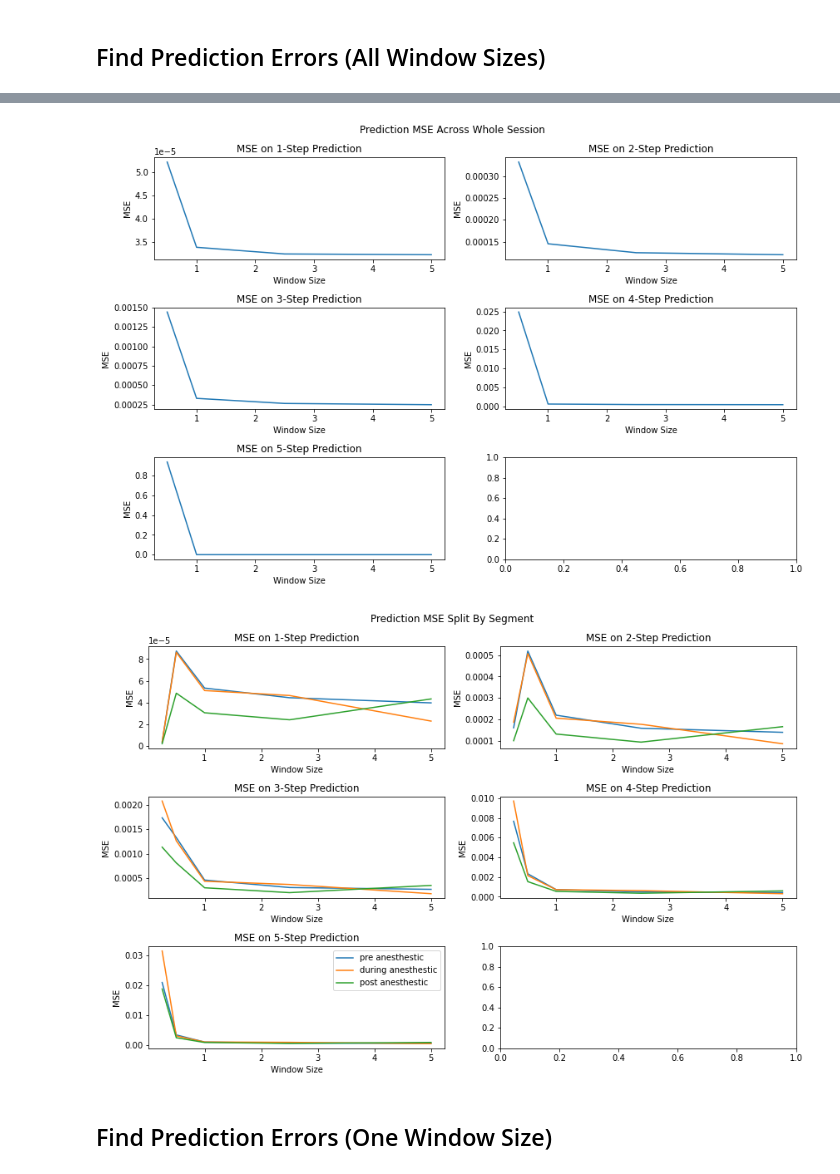
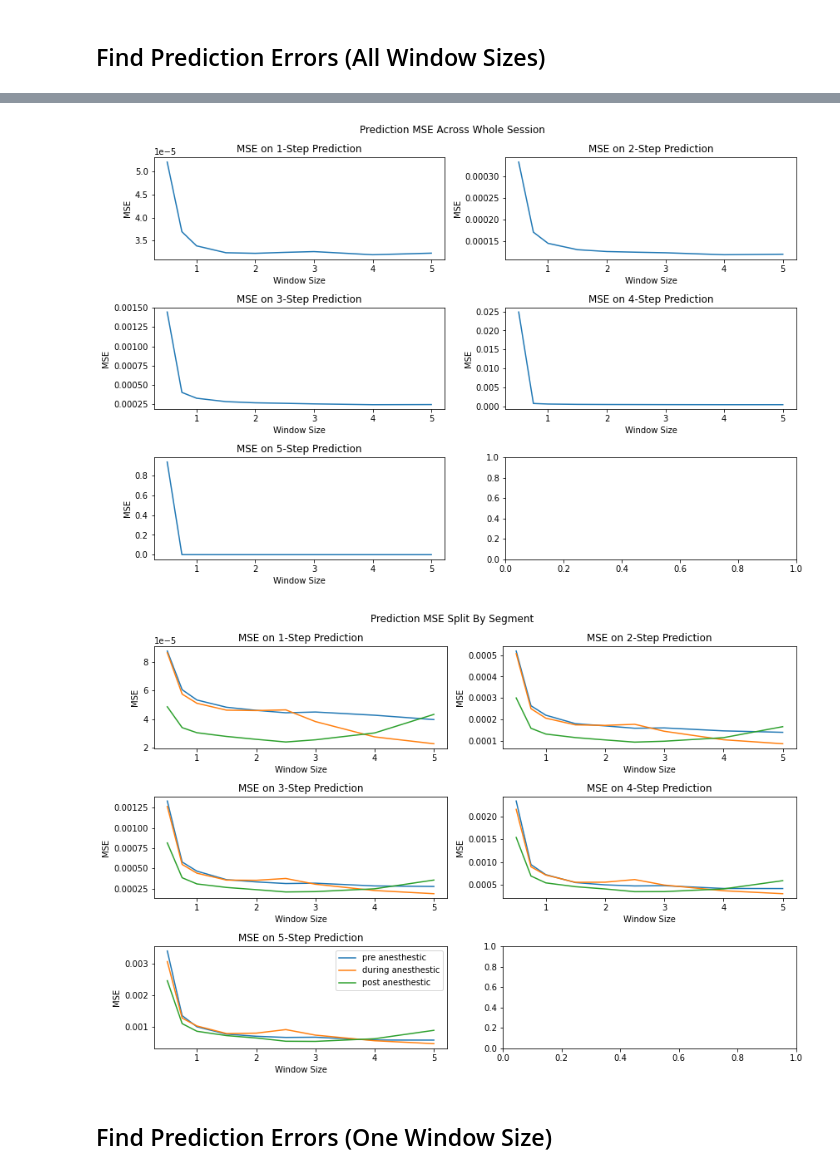
Before and after one commit to adamjeisen/ChaoticConsciousness, a Jupyter notebook: _sandbox/propofol/VAR/2021-12-15 - Test Pre-During-Post Window Sizes Separately.ipynb, the cells around one changed output, grey strips where cells are left out. Drawn from its saved outputs; the diff is of its cells as text; code cells hidden in the pictures.

```diff
--- a/_sandbox/propofol/VAR/2021-12-15 - Test Pre-During-Post Window Sizes Separately.ipynb
+++ b/_sandbox/propofol/VAR/2021-12-15 - Test Pre-During-Post Window Sizes Separately.ipynb
@@ -47,7 +44,7 @@ Data loaded (took 110.16 seconds)
 # %% [markdown]
 ## Load Results Function
 # %%
-def get_result(results_dir, session, window):
+def get_result_path(results_dir, session, window):
     regex = re.compile(f"VAR_{session}_window_{window}_stride_{window}")
     matching_files = []
     for file in os.listdir(results_dir):
@@ -66,7 +63,7 @@ def get_result(results_dir, session, window):
                 file = test_file
                 date = test_date
 
-    return load(os.path.join(results_dir, file))
+    return os.path.join(results_dir, file)
 # %% [markdown]
 ## Find Prediction Errors (All Window Sizes)
 # %%
@@ -76,9 +73,11 @@ area = 'all'
 predictions = {}
 true_vals = {}
 step_mse = {}
-for window in [0.15, 0.25, 0.5, 1, 2.5, 5]:
+windows = [0.5, 0.75, 1, 1.5, 2, 2.5, 3, 4, 5]
+for window in windows:
     print(f"Now computing window = {window}")
-    run_data = get_result(results_dir, session, window)
+    result_path = get_result_path(results_dir, session, window)
+    run_data = load(result_path)
 
     unit_indices = run_data['run_params']['unit_indices'][area]
     T_pred = 5
@@ -111,7 +113,6 @@ fig, axs = plt.subplots(3, 2, figsize=(12, 8))
 
 for i in range(5):
     ax = axs[int(i/2), i % 2]
-    windows = [0.5, 1, 2.5, 5]
     ax.plot(windows, [step_mse[window][1:, i].mean() for window in windows])
     ax.set_title(f"MSE on {i+1}-Step Prediction")
     ax.set_xlabel("Window Size")
@@ -121,31 +122,30 @@ plt.suptitle("Prediction MSE Across Whole Session")
 plt.tight_layout()
 plt.show()
 # %% [output]
-[figure, old version]
+[figure, new version]
 # %%
 start_anesthesia = session_info['drugStart'][0]
 start_anesthesia = int(start_anesthesia/run_data['run_params']['stride'])
 end_anesthesia = session_info['drugEnd'][1]
 end_anesthesia = int(end_anesthesia/run_data['run_params']['stride'])
 
 fig, axs = plt.subplots(3, 2, figsize=(12, 8))
 
 for i in range(5):
     ax = axs[int(i/2), i % 2]
-    windows = [0.25, 0.5, 1, 2.5, 5]
     ax.plot(windows, [step_mse[window][50:start_anesthesia, i].mean() for window in windows], label='pre anesthestic')
     ax.plot(windows, [step_mse[window][start_anesthesia:end_anesthesia, i].mean() for window in windows], label='during anesthestic')
     ax.plot(windows, [step_mse[window][end_anesthesia:, i].mean() for window in windows], label='post anesthestic')
     ax.set_title(f"MSE on {i+1}-Step Prediction")
     ax.set_xlabel("Window Size")
     ax.set_ylabel("MSE")
 
 ax.legend()
 plt.suptitle("Prediction MSE Split By Segment")
 plt.tight_layout()
 plt.show()
 # %% [output]
-[figure, old version]
+[figure, new version]
 # %% [markdown]
 ## Find Prediction Errors (One Window Size)
 # %%
```
Also changed, not shown: parts of 3 cells of this notebook, 2 other files.
